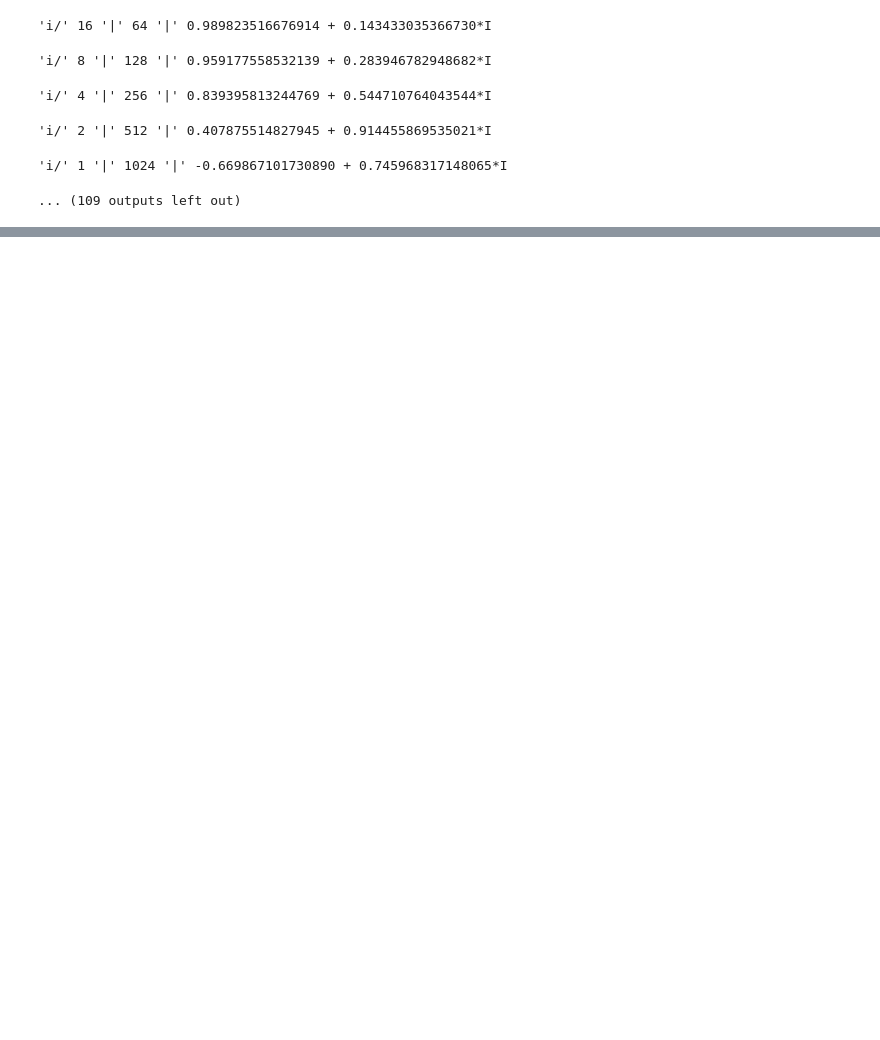
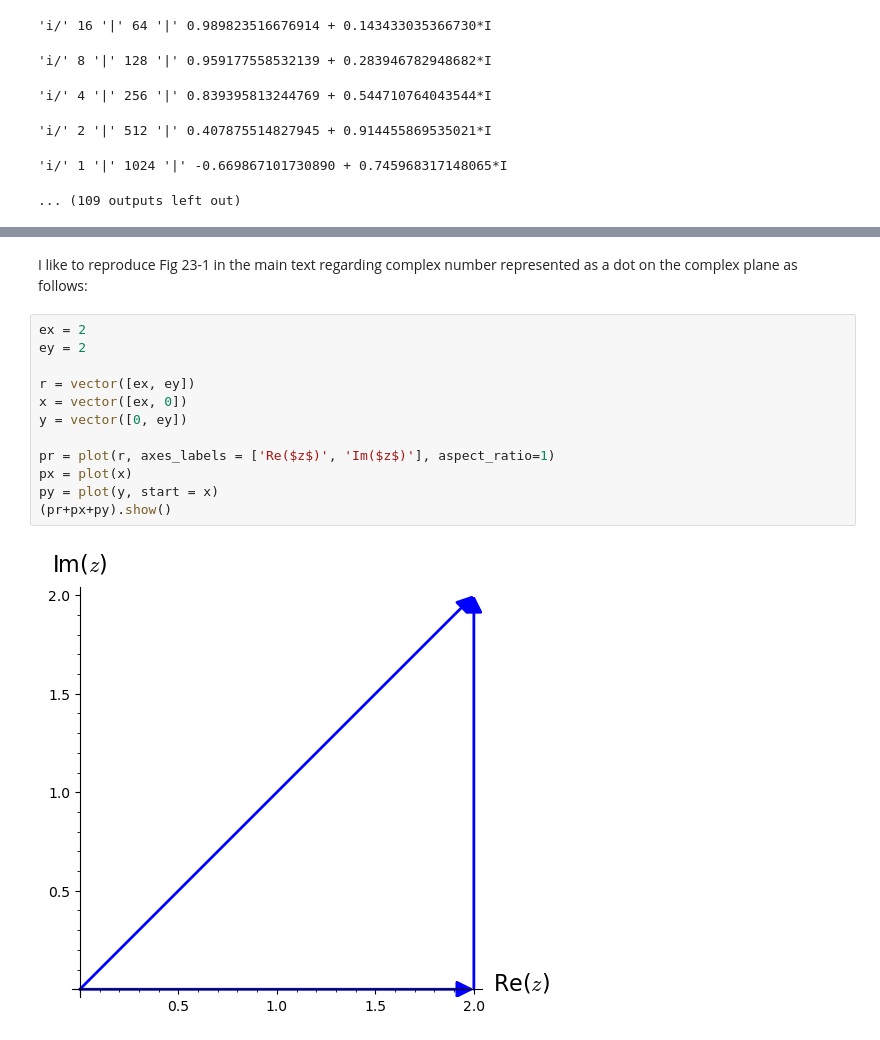
Before and after one commit to john-washington/sage, a Jupyter notebook: regarding_omega_t_minus_kr.ipynb, the cells around one changed output, grey strips where cells are left out. Drawn from its saved outputs; the diff is of its cells as text; blank space fills up the shorter version.

```diff
--- a/regarding_omega_t_minus_kr.ipynb
+++ b/regarding_omega_t_minus_kr.ipynb
@@ -295,0 +416,16 @@ the Geometric Algebar version**
+# %% [markdown]
+I like to reproduce Fig 23-1 in the main text regarding complex number represented as a dot on the complex plane as follows:
+# %%
+ex = 2
+ey = 2
+
+r = vector([ex, ey])
+x = vector([ex, 0])
+y = vector([0, ey])
+
+pr = plot(r, axes_labels = ['Re($z$)', 'Im($z$)'], aspect_ratio=1)
+px = plot(x)
+py = plot(y, start = x)
+(pr+px+py).show()
+# %% [output]
+[figure, added]
```
Also changed, not shown: parts of 11 cells of this notebook.
